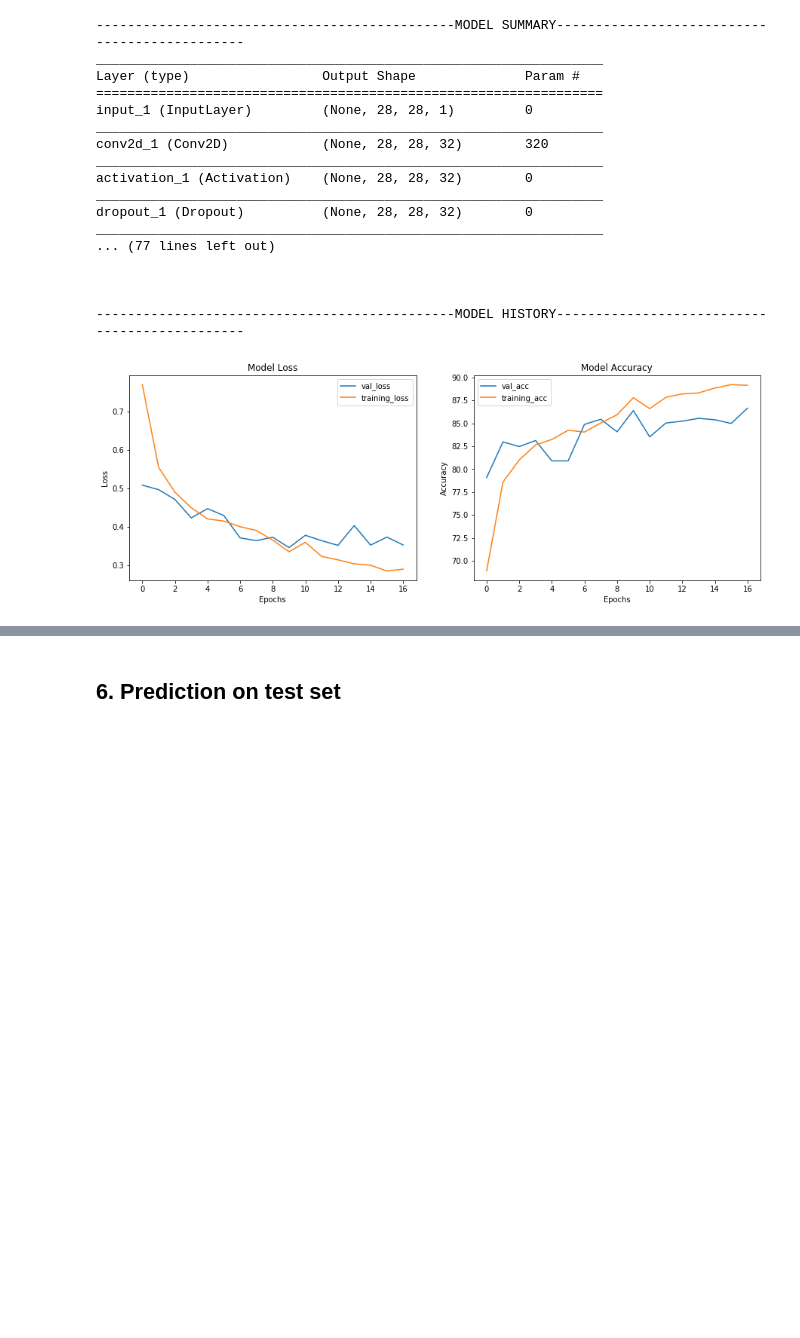
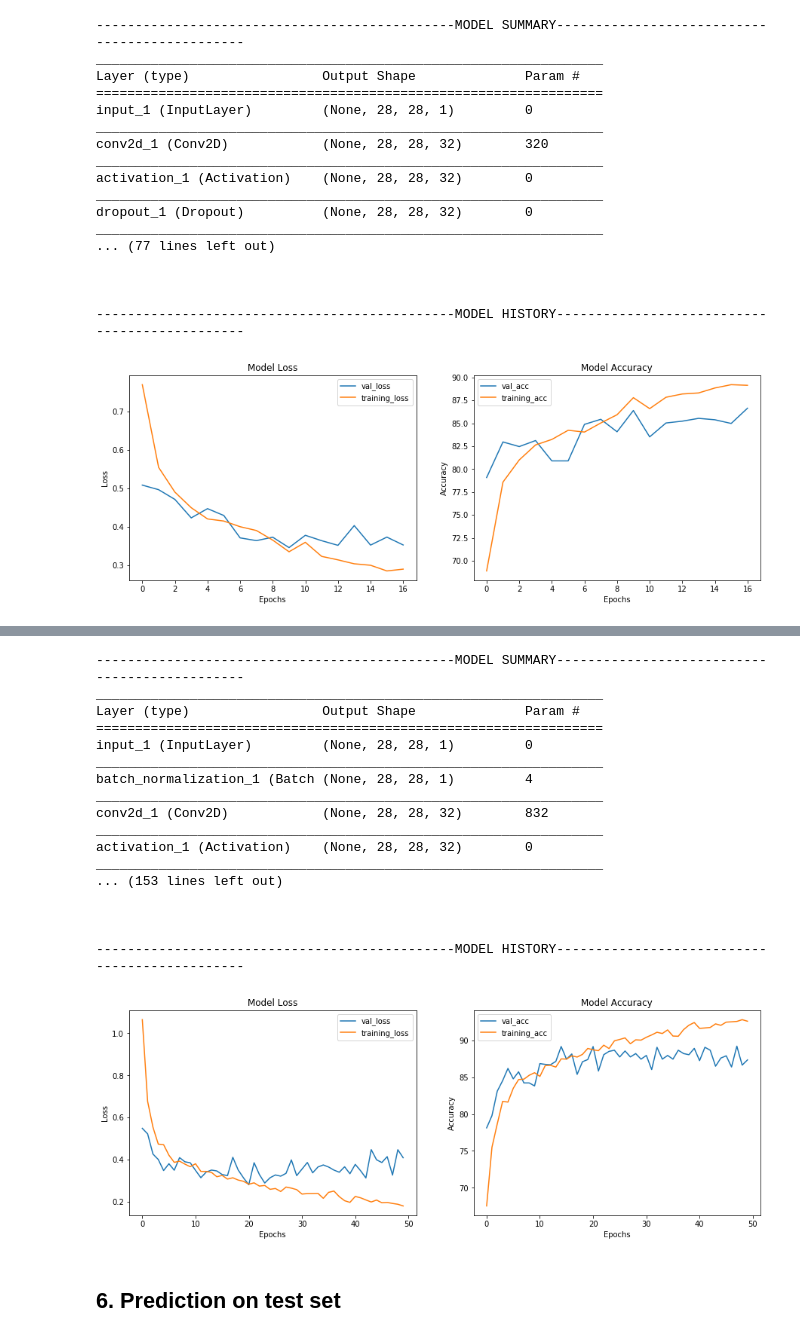
Before and after one commit to Prateekj2903/Midas-IIITD, a Jupyter notebook: CV_Problem/CV_TASK.ipynb, the cells around one changed output, grey strips where cells are left out. Saved outputs shown, nothing was run; the diff lists cells and outputs as text; code cells hidden in the pictures; blank space fills up the shorter version.

Commit message:
Updated model

```diff
--- a/CV_Problem/CV_TASK.ipynb
+++ b/CV_Problem/CV_TASK.ipynb
@@ -177,7 +175,7 @@ class DatasetProvider():
             imgs = np.array(augmented_images)
 
             #Normalize images
-            imgs = imgs/255.
+#             imgs = imgs/255.
         return imgs
 
     #Preprocess generated labels. As the labels present in the dataset are 0,2,3 and 6, they need to be changed to 0,1,2 and 3.
@@ -237,23 +235,30 @@ class ImageClassifierModel():
     #The following model architecture is the final architecture. The various approaches are discussed below
     def build(self):
         input_layer = Input(shape=self.image_shape)
-        x = Conv2D(filters=32, kernel_size=(3,3), padding='same')(input_layer)
-        x = Activation('relu')(x)
-        x = Dropout(0.5)(x)
-        x = Conv2D(filters=64, kernel_size=(3,3), padding='same')(x)
-        x = Activation('relu')(x)
-        x = Dropout(0.5)(x)
+
+        x = BatchNormalization()(input_layer)
+        x = Conv2D(filters=32, kernel_size=(5,5), padding='same')(x)
+        x = Activation('elu')(x)
+        x = MaxPooling2D(strides=(2,2))(x)
+        x = Dropout(0.3)(x)
+
+        x = BatchNormalization()(x)
+        x = Conv2D(filters=64, kernel_size=(5,5), padding='same')(x)
+        x = Activation('elu')(x)
+        x = MaxPooling2D(strides=(2,2))(x)
+        x = Dropout(0.3)(x)
+
+        x = BatchNormalization()(x)
+        x = Conv2D(filters=128, kernel_size=(5,5), padding='same')(x)
+        x = Activation('elu')(x)
+        x = MaxPooling2D(strides=(2,2))(x)
+        x = Dropout(0.3)(x)
 
         x = Flatten()(x)
-        x = Dense(units=2096)(x)
-        x = Activation('relu')(x)
-        x = Dropout(0.7)(x)
-        x = Dense(units=1024)(x)
-        x = Activation('relu')(x)
-        x = Dropout(0.7)(x)
-        x = Dense(units=512)(x)
-        x = Activation('relu')(x)
-
+        x = BatchNormalization()(x)
+        x = Dense(units=256)(x)
+        x = Activation('elu')(x)
+        x = Dropout(0.5)(x)
         output_layer = Dense(units=self.num_classes, activation='softmax')(x)
 
         model = Model(inputs=input_layer, outputs=output_layer)
@@ -300,7 +305,8 @@ class Training():
                                                 epochs=self.epochs,
                                                 validation_data=self.dataset_provider.validation_set(),
                                                 validation_steps=self.dataset_provider.validation_steps,
-                                                callbacks=self.callbacks)
+#                                                 callbacks=self.callbacks
+                                               )
 
 
         xtrain, ytrain = self.dataset_provider.dataset.training_set
@@ -582,3 +630,25 @@ _________________________________________________________________
+# %%
+train = Training(augment=True, print_summary=True, plot_graph=True)
+train.run()
+# %% [output]
+----------------------------------------------MODEL SUMMARY----------------------------------------------
+_________________________________________________________________
+Layer (type)                 Output Shape              Param #
+=================================================================
+input_1 (InputLayer)         (None, 28, 28, 1)         0
+_________________________________________________________________
+batch_normalization_1 (Batch (None, 28, 28, 1)         4
+_________________________________________________________________
+conv2d_1 (Conv2D)            (None, 28, 28, 32)        832
+_________________________________________________________________
+activation_1 (Activation)    (None, 28, 28, 32)        0
+_________________________________________________________________
+... (153 lines left out)
+
+
+
+----------------------------------------------MODEL HISTORY----------------------------------------------
+[figure, added]
 # %% [markdown]
 ## 6. Prediction on test set
 # %%
```
Also changed, not shown: parts of 4 cells of this notebook, 1 other file.
